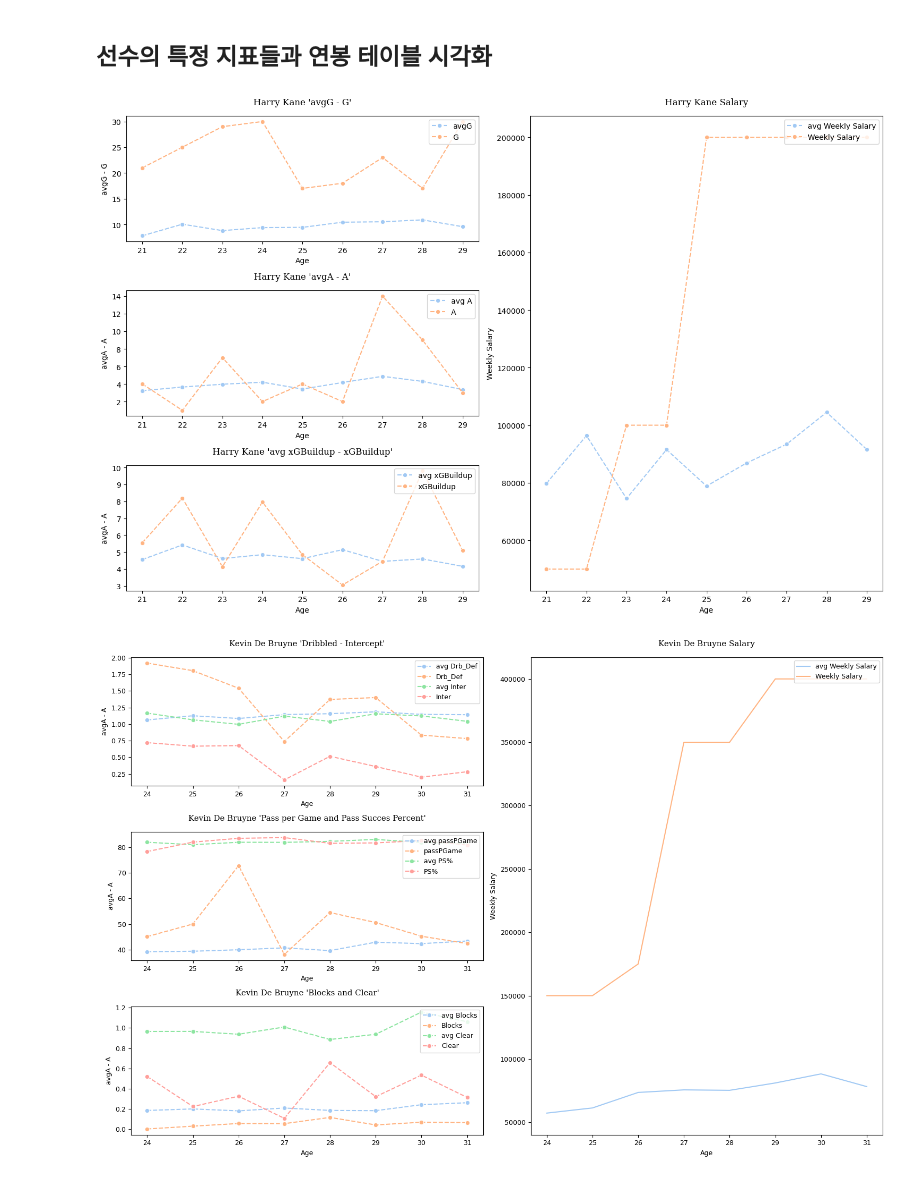
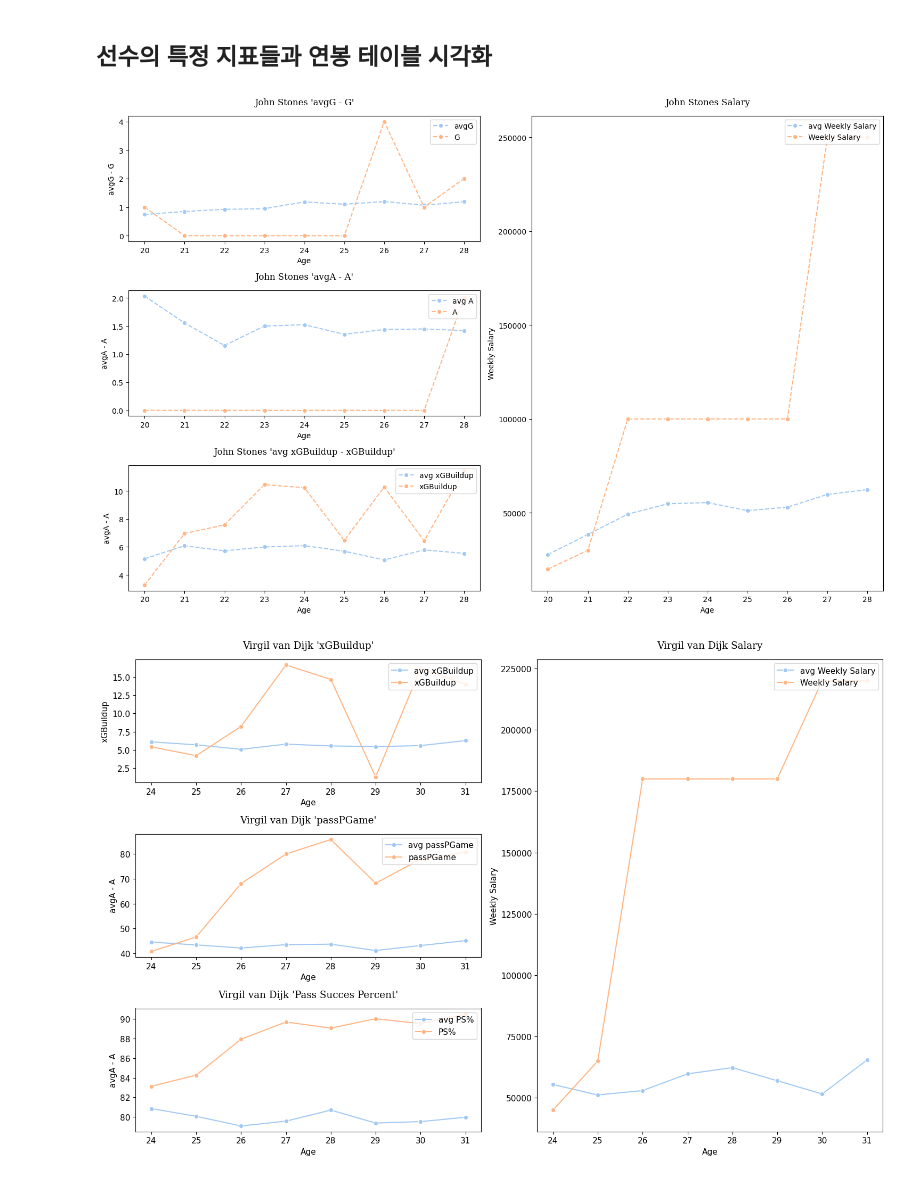
Before and after one commit to LEEINSEO-0118/EPL_EDA_Project, a Jupyter notebook: EDA_with_team_code.ipynb, the cells around one changed output. Drawn from its saved outputs; the diff is of its cells as text; code cells hidden in the pictures.

```diff
--- a/EDA_with_team_code.ipynb
+++ b/EDA_with_team_code.ipynb
@@ -409,7 +409,7 @@ plt.savefig(f'{player_name}.png')
 player_name = "Kevin De Bruyne"
 # %%
 # 특정 선수 지표와 해당 나이대 평균 비교
-# player_name = "Son Heung-Min"
+player_name = "John Stones"
 one_player = eda_df[eda_df['Name'] == player_name]
 position = one_player['Position'].unique()[0]
 
@@ -472,12 +472,12 @@ plt.legend(loc = 'upper right')
 
 plt.tight_layout()
 # plt.show()
-plt.savefig(f'{player_name}.png')
+plt.savefig(f'{player_name}_offensive.png')
 # %% [output]
-[figure, old version]
+[figure, new version]
 # %%
 # 특정 선수 지표와 해당 나이대 평균 비교
-# player_name = "Luke Ayling"
+player_name = "Virgil van Dijk"
 one_player = eda_df[eda_df['Name'] == player_name]
 position = one_player['Position'].unique()[0]
 
@@ -491,63 +491,55 @@ for age in one_player['Age'].unique():
     temp = list(position_min_means.loc[(position, age_lev)])
     means_list.append([age, age_lev] + temp)
 means_df = pd.DataFrame(means_list[1:], columns = means_list[0])
 
 plt.figure(figsize = (15, 10))
-plt.rc('font', size= 9)
+plt.rc('font', size= 11)
 
-
-# Drb_Def and tackle
+# avg xGBuildup - xGBuildup
 plt.subplot(3, 2, 1)
 sns.set_palette('pastel')
-plt.title(f'{player_name} \'Dribbled - Intercept\'', pad = 15, fontfamily = 'serif')
+plt.title(f'{player_name} \'xGBuildup\'', pad = 15, fontfamily = 'serif')
+
+plt.xticks(one_player['Age'].unique())
+sns.lineplot(data = means_df, x = 'Age', y = 'xGBuildup', label = 'avg xGBuildup', marker='o')
+sns.lineplot(data = one_player, x = 'Age', y = 'xGBuildup', label = 'xGBuildup', marker='o')
+plt.legend(loc = 'upper right')
+
+# avg passPGame - passPGame
+plt.subplot(3, 2, 3)
+sns.set_palette('pastel')
+plt.title(f'{player_name} \'passPGame\'', pad = 15, fontfamily = 'serif')
 plt.ylabel('avgA - A')
 
 plt.xticks(one_player['Age'].unique())
-sns.lineplot(data = means_df, x = 'Age', y = 'Drb_Def', label = 'avg Drb_Def', linestyle='--', marker='o')
-sns.lineplot(data = one_player, x = 'Age', y = 'Drb_Def', label = 'Drb_Def', linestyle='--', marker='o')
-sns.lineplot(data = means_df, x = 'Age', y = 'Inter', label = 'avg Inter', linestyle='--', marker='o')
-sns.lineplot(data = one_player, x = 'Age', y = 'Inter', label = 'Inter', linestyle='--', marker='o')
+sns.lineplot(data = means_df, x = 'Age', y = 'AvgP', label = 'avg passPGame', marker='o')
+sns.lineplot(data = one_player, x = 'Age', y = 'AvgP', label = 'passPGame', marker='o')
 plt.legend(loc = 'upper right')
 
-# avg pass stat - stat
-plt.subplot(3, 2, 3)
+# avg pass success - pass success
+plt.subplot(3, 2, 5)
 sns.set_palette('pastel')
-plt.title(f'{player_name} \'Pass per Game and Pass Succes Percent\'', pad = 15, fontfamily = 'serif')
+plt.title(f'{player_name} \'Pass Succes Percent\'', pad = 15, fontfamily = 'serif')
 plt.ylabel('avgA - A')
 
 plt.xticks(one_player['Age'].unique())
-sns.lineplot(data = means_df, x = 'Age', y = 'AvgP', label = 'avg passPGame', linestyle='--', marker='o')
-sns.lineplot(data = one_player, x = 'Age', y = 'AvgP', label = 'passPGame', linestyle='--', marker='o')
-sns.lineplot(data = means_df, x = 'Age', y = 'PS%', label = 'avg PS%', linestyle='--', marker='o')
-sns.lineplot(data = one_player, x = 'Age', y = 'PS%', label = 'PS%', linestyle='--', marker='o')
+sns.lineplot(data = means_df, x = 'Age', y = 'PS%', label = 'avg PS%', marker='o')
+sns.lineplot(data = one_player, x = 'Age', y = 'PS%', label = 'PS%', marker='o')
 plt.legend(loc = 'upper right')
 
-# avg Defensive stat - stat
-plt.subplot(3, 2, 5)
-sns.set_palette('pastel')
-plt.title(f'{player_name} \'Blocks and Clear\'', pad = 15, fontfamily = 'serif')
-plt.ylabel('avgA - A')
 
-plt.xticks(one_player['Age'].unique())
-# sns.lineplot(data = means_df, x = 'Age', y = 'Tackles', label = 'avg Tackles', linestyle='--', marker='o')
-# sns.lineplot(data = one_player, x = 'Age', y = 'Tackles', label = 'Tackles', linestyle='--', marker='o')
-sns.lineplot(data = means_df, x = 'Age', y = 'Blocks', label = 'avg Blocks', linestyle='--', marker='o')
-sns.lineplot(data = one_player, x = 'Age', y = 'Blocks', label = 'Blocks', linestyle='--', marker='o')
-sns.lineplot(data = means_df, x = 'Age', y = 'Clear', label = 'avg Clear', linestyle='--', marker='o')
-sns.lineplot(data = one_player, x = 'Age', y = 'Clear', label = 'Clear', linestyle='--', marker='o')
-plt.legend(loc = 'upper right')
 
 # Salary
 plt.subplot(1, 2, 2)
 plt.title(f'{player_name} Salary', pad = 15, fontfamily = 'serif')
 
 plt.xticks(one_player['Age'].unique())
-sns.lineplot(data = means_df, x = 'Age', y = 'Weekly Salary', label = 'avg Weekly Salary')
-sns.lineplot(data = one_player, x = 'Age', y = 'Weekly Salary', label = 'Weekly Salary')
+sns.lineplot(data = means_df, x = 'Age', y = 'Weekly Salary', label = 'avg Weekly Salary', marker='o')
+sns.lineplot(data = one_player, x = 'Age', y = 'Weekly Salary', label = 'Weekly Salary', marker='o')
 plt.legend(loc = 'upper right')
 
 plt.tight_layout()
-plt.show()
-# plt.savefig(f'{player_name}.png')
+# plt.show()
+plt.savefig(f'{player_name}_defensive.png')
 # %% [output]
-[figure, old version]
+[figure, new version]
```
Also changed, not shown: 5 other files.
